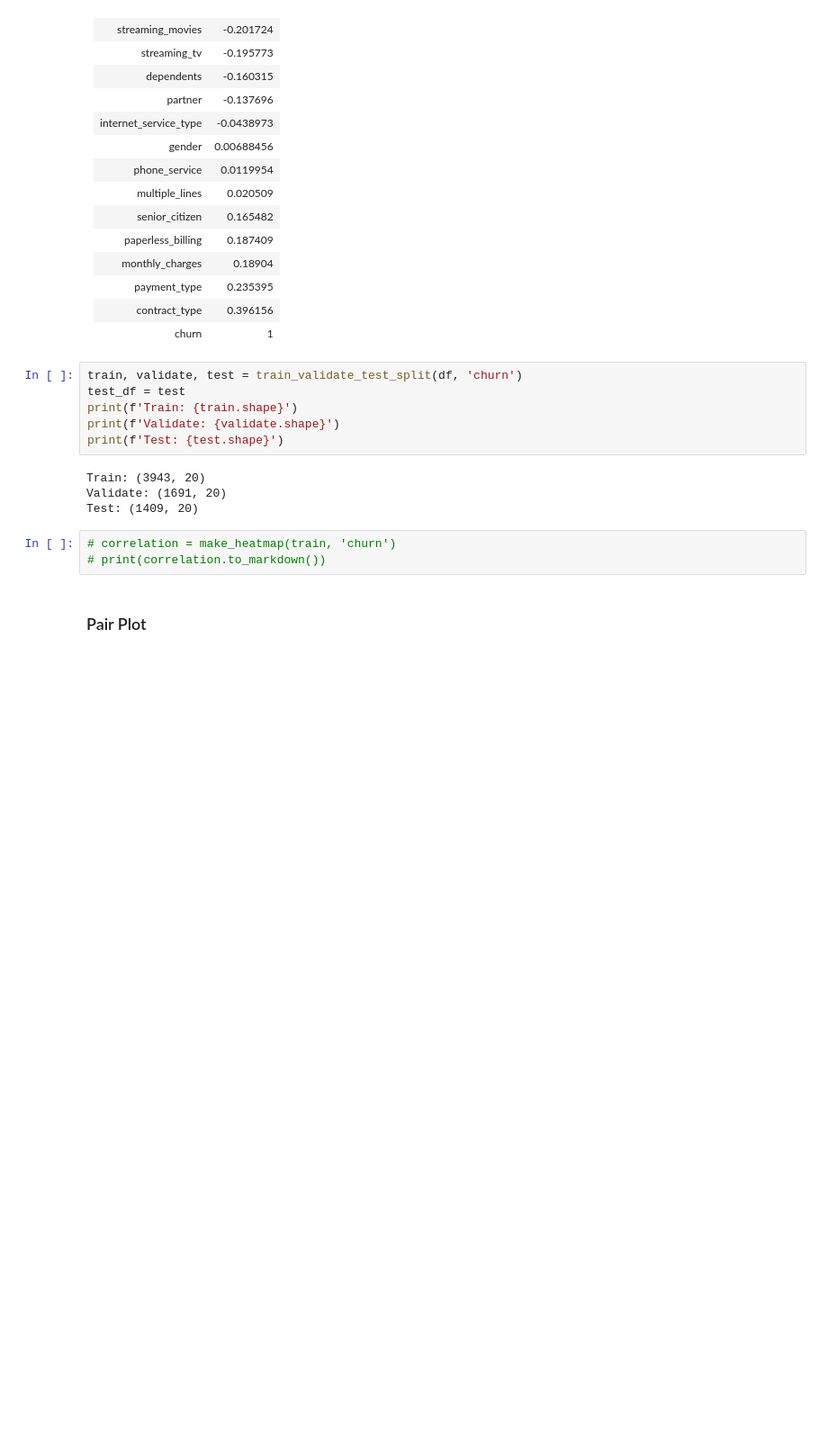
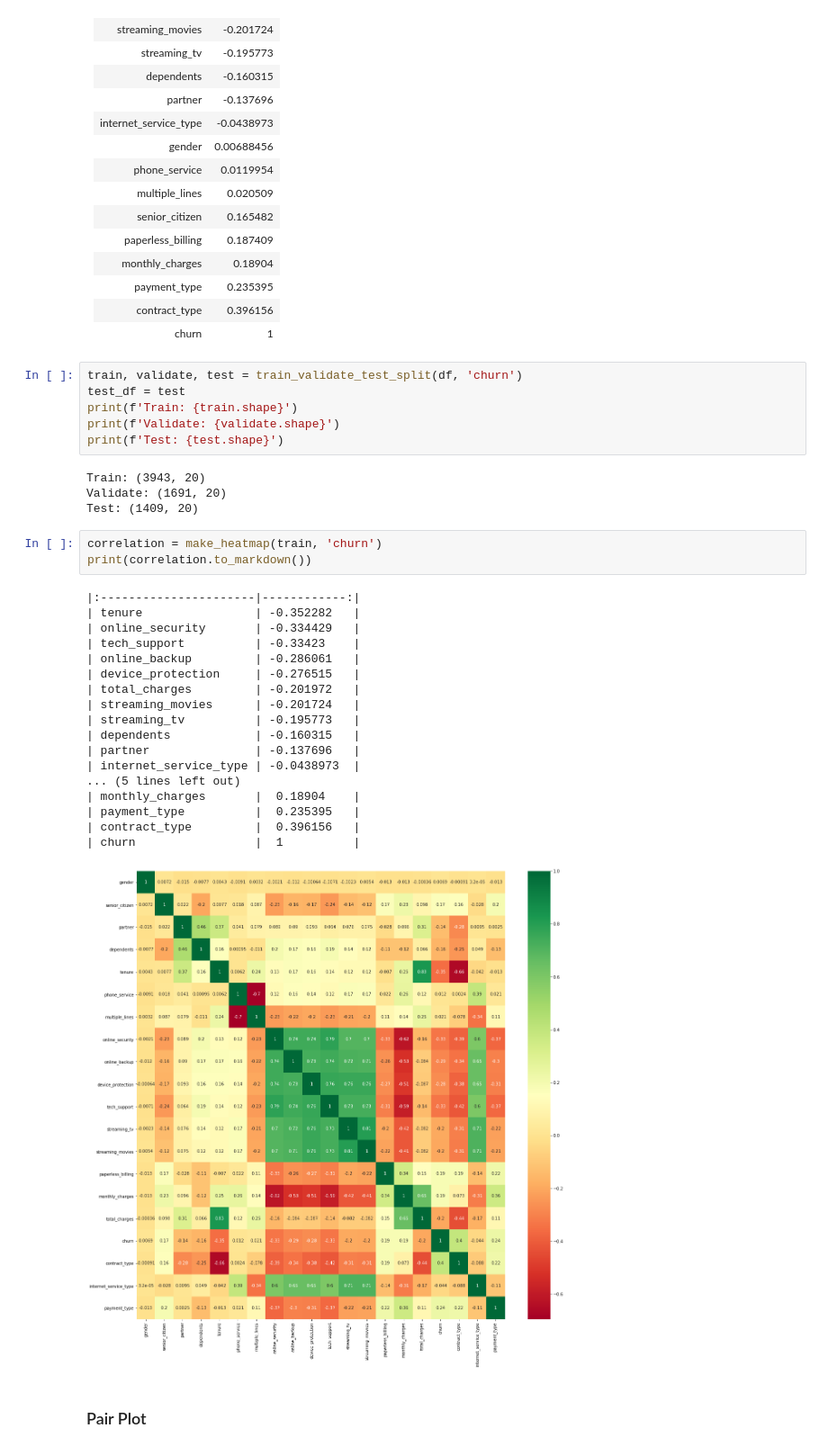
Before and after one commit to CharlesAtchison/telco_churn_project, a Jupyter notebook: final_notebook.ipynb, the cells around one changed output. Shown at 90% size. Saved outputs shown, nothing was run; the diff lists cells and outputs as text; blank space fills up the shorter version.

```diff
--- a/final_notebook.ipynb
+++ b/final_notebook.ipynb
@@ -305,8 +289,27 @@ Train: (3943, 20)
 Validate: (1691, 20)
 Test: (1409, 20)
 # %%
-# correlation = make_heatmap(train, 'churn')
-# print(correlation.to_markdown())
+correlation = make_heatmap(train, 'churn')
+print(correlation.to_markdown())
+# %% [output]
+|:----------------------|------------:|
+| tenure                | -0.352282   |
+| online_security       | -0.334429   |
+| tech_support          | -0.33423    |
+| online_backup         | -0.286061   |
+| device_protection     | -0.276515   |
+| total_charges         | -0.201972   |
+| streaming_movies      | -0.201724   |
+| streaming_tv          | -0.195773   |
+| dependents            | -0.160315   |
+| partner               | -0.137696   |
+| internet_service_type | -0.0438973  |
+... (5 lines left out)
+| monthly_charges       |  0.18904    |
+| payment_type          |  0.235395   |
+| contract_type         |  0.396156   |
+| churn                 |  1          |
+[figure, added]
 # %% [markdown]
 <a name='pairplot'></a>
 ### Pair Plot
```
Also changed, not shown: parts of 1 cell of this notebook, 26 other files.
